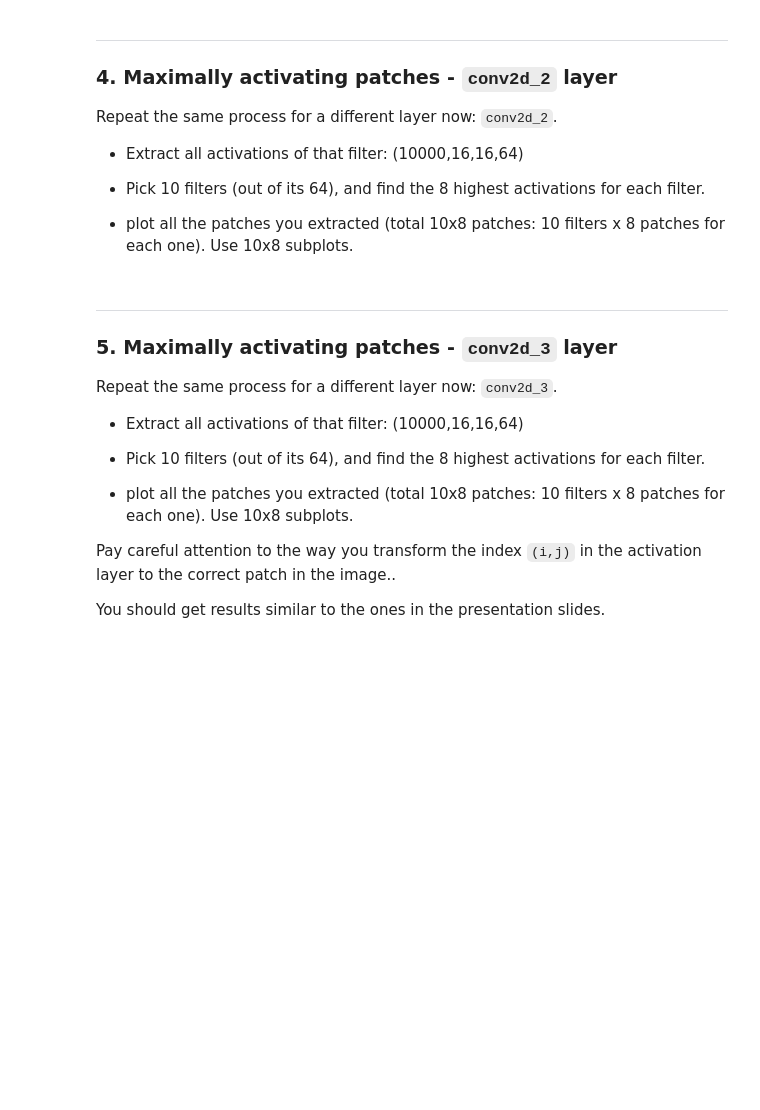
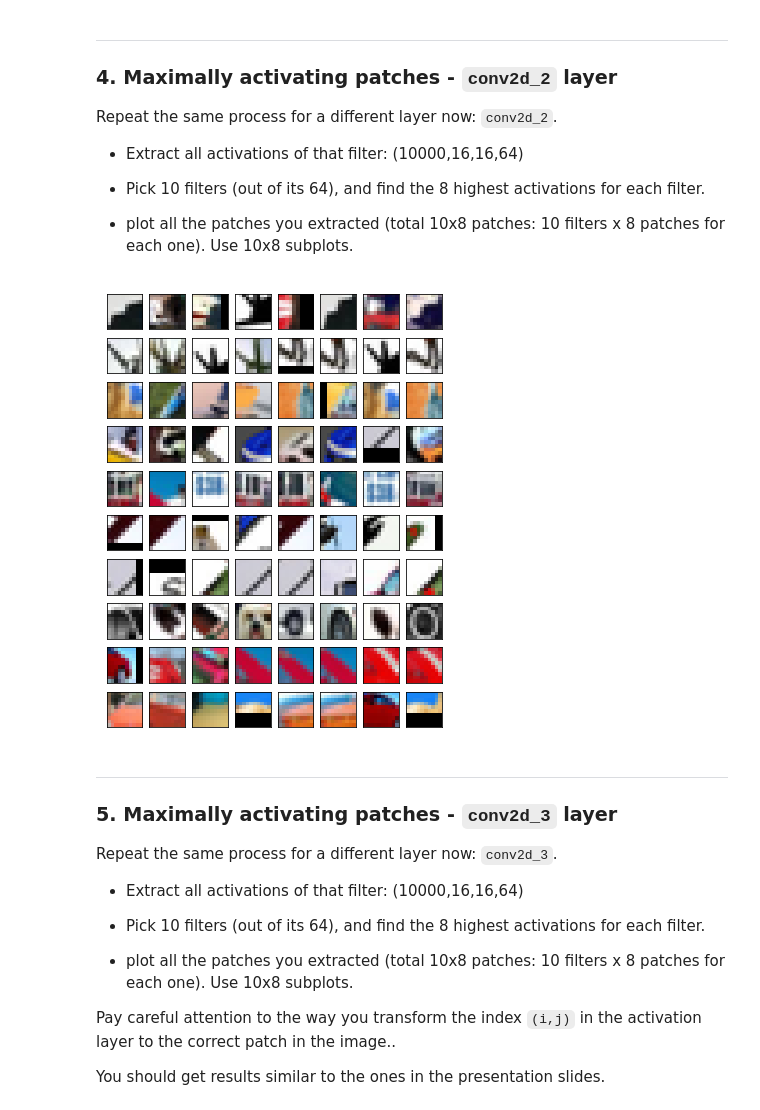
Before and after one commit to sergienko4/deep-learing, a Jupyter notebook: ex6.ipynb, the cells around one changed output. Saved outputs shown, nothing was run; the diff lists cells and outputs as text; code cells hidden in the pictures; blank space fills up the shorter version.

```diff
--- a/ex6.ipynb
+++ b/ex6.ipynb
@@ -251,3 +221,20 @@ Repeat the same process for a different layer now: `conv2d_2`.
+# %%
+activations = Model(inputs=model.inputs, outputs=model.layers[6].output)
+prediction = activations.predict(x_test)
+# %%
+S = 2
+P = 4
+K = 10
+patches = extract_paches(pick_filters_num=10,
+                         highest_responses_num=8,
+                         prediction=prediction,
+                         all_pics=x_test,
+                         S=S,
+                         P=P,
+                         K=K)
+print_paches(10,8, patches)
+# %% [output]
+[figure, added]
 # %% [markdown]
 ---
 ### 5. Maximally activating patches - `conv2d_3` layer
```
Also changed, not shown: parts of 18 cells of this notebook.
